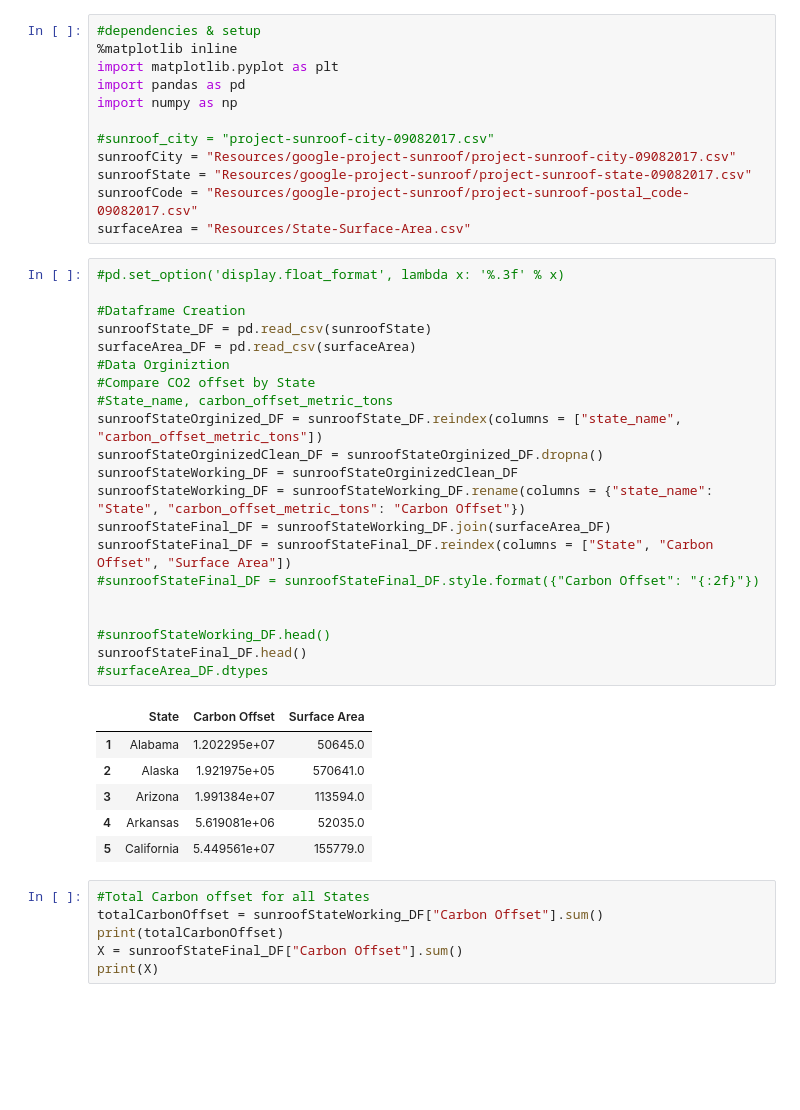
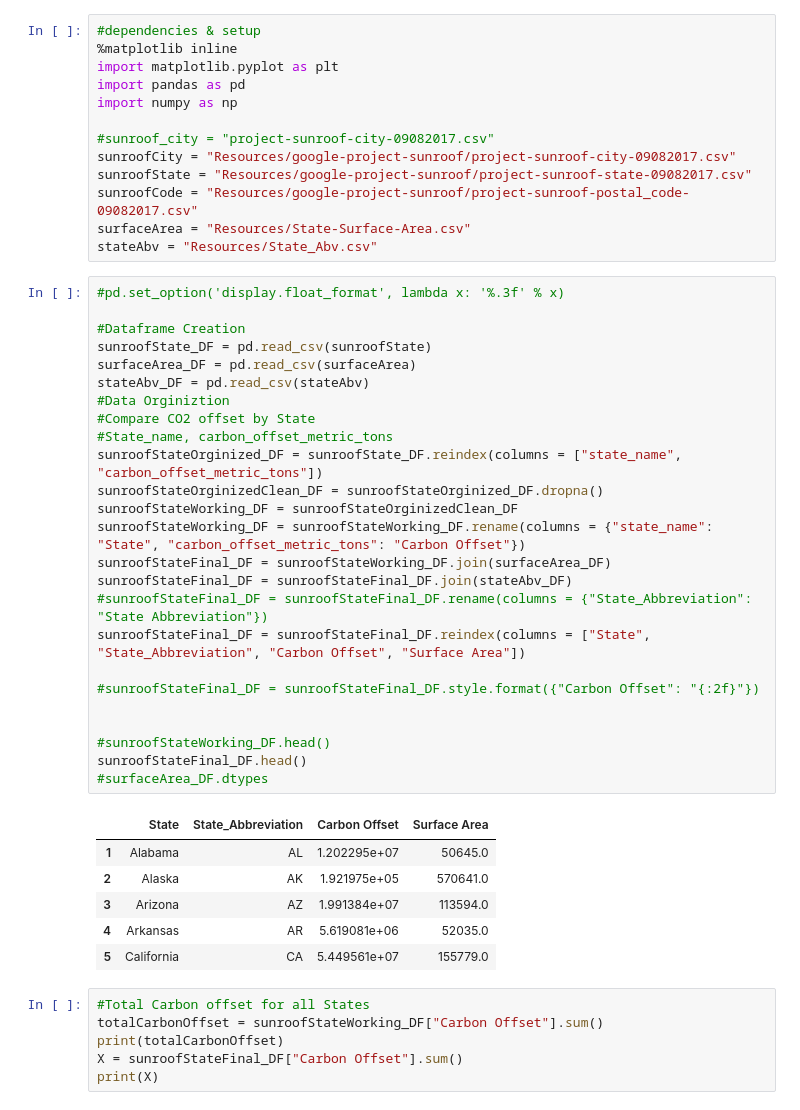
Before and after one commit to Agrattendick/Group-Project, a Jupyter notebook: Carbon Offsets for Solar Panels.ipynb, the cells around one changed output. Saved outputs shown, nothing was run; the diff lists cells and outputs as text; blank space fills up the shorter version.

```diff
--- a/Carbon Offsets for Solar Panels.ipynb
+++ b/Carbon Offsets for Solar Panels.ipynb
@@ -10,34 +10,39 @@ sunroofCity = "Resources/google-project-sunroof/project-sunroof-city-09082017.cs
 sunroofState = "Resources/google-project-sunroof/project-sunroof-state-09082017.csv"
 sunroofCode = "Resources/google-project-sunroof/project-sunroof-postal_code-09082017.csv"
 surfaceArea = "Resources/State-Surface-Area.csv"
+stateAbv = "Resources/State_Abv.csv"
 # %%
 #pd.set_option('display.float_format', lambda x: '%.3f' % x)
 
 #Dataframe Creation
 sunroofState_DF = pd.read_csv(sunroofState)
 surfaceArea_DF = pd.read_csv(surfaceArea)
+stateAbv_DF = pd.read_csv(stateAbv)
 #Data Orginiztion
 #Compare CO2 offset by State
 #State_name, carbon_offset_metric_tons
 sunroofStateOrginized_DF = sunroofState_DF.reindex(columns = ["state_name", "carbon_offset_metric_tons"])
 sunroofStateOrginizedClean_DF = sunroofStateOrginized_DF.dropna()
 sunroofStateWorking_DF = sunroofStateOrginizedClean_DF
 sunroofStateWorking_DF = sunroofStateWorking_DF.rename(columns = {"state_name": "State", "carbon_offset_metric_tons": "Carbon Offset"})
 sunroofStateFinal_DF = sunroofStateWorking_DF.join(surfaceArea_DF)
-sunroofStateFinal_DF = sunroofStateFinal_DF.reindex(columns = ["State", "Carbon Offset", "Surface Area"])
+sunroofStateFinal_DF = sunroofStateFinal_DF.join(stateAbv_DF)
+#sunroofStateFinal_DF = sunroofStateFinal_DF.rename(columns = {"State_Abbreviation": "State Abbreviation"})
+sunroofStateFinal_DF = sunroofStateFinal_DF.reindex(columns = ["State", "State_Abbreviation", "Carbon Offset", "Surface Area"])
+
 #sunroofStateFinal_DF = sunroofStateFinal_DF.style.format({"Carbon Offset": "{:2f}"})
 
 
 #sunroofStateWorking_DF.head()
 sunroofStateFinal_DF.head()
 #surfaceArea_DF.dtypes
 # %% [output]
-|  | State | Carbon Offset | Surface Area |
-| 1 | Alabama | 1.202295e+07 | 50645.0 |
-| 2 | Alaska | 1.921975e+05 | 570641.0 |
-| 3 | Arizona | 1.991384e+07 | 113594.0 |
-| 4 | Arkansas | 5.619081e+06 | 52035.0 |
-| 5 | California | 5.449561e+07 | 155779.0 |
+|  | State | State_Abbreviation | Carbon Offset | Surface Area |
+| 1 | Alabama | AL | 1.202295e+07 | 50645.0 |
+| 2 | Alaska | AK | 1.921975e+05 | 570641.0 |
+| 3 | Arizona | AZ | 1.991384e+07 | 113594.0 |
+| 4 | Arkansas | AR | 5.619081e+06 | 52035.0 |
+| 5 | California | CA | 5.449561e+07 | 155779.0 |
 # %%
 #Total Carbon offset for all States
 totalCarbonOffset = sunroofStateWorking_DF["Carbon Offset"].sum()
```
Also changed, not shown: parts of 3 cells of this notebook, 4 other files.
